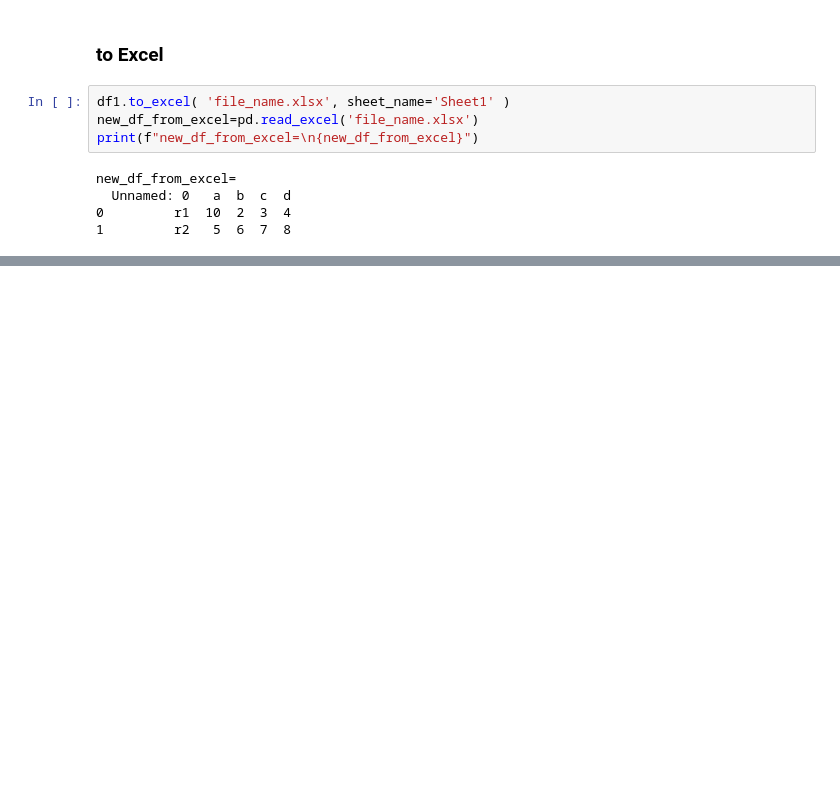
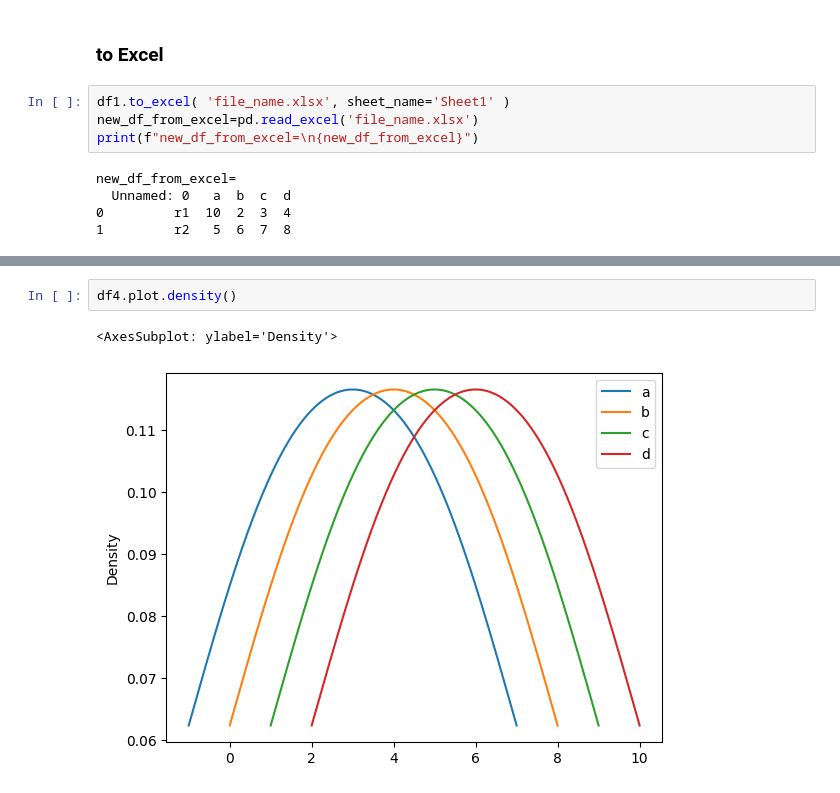
Before and after one commit to shaker113/pandas_summary, a Jupyter notebook: pandas.ipynb, the cells around one changed output, grey strips where cells are left out. Drawn from its saved outputs; the diff is of its cells as text; blank space fills up the shorter version.

```diff
--- a/pandas.ipynb
+++ b/pandas.ipynb
@@ -304,0 +322,5 @@ new_df_from_excel=
+# %%
+df4.plot.density()
+# %% [output]
+<AxesSubplot: ylabel='Density'>
+[figure, added]
```
Also changed, not shown: parts of 7 cells of this notebook, 3 other files.
